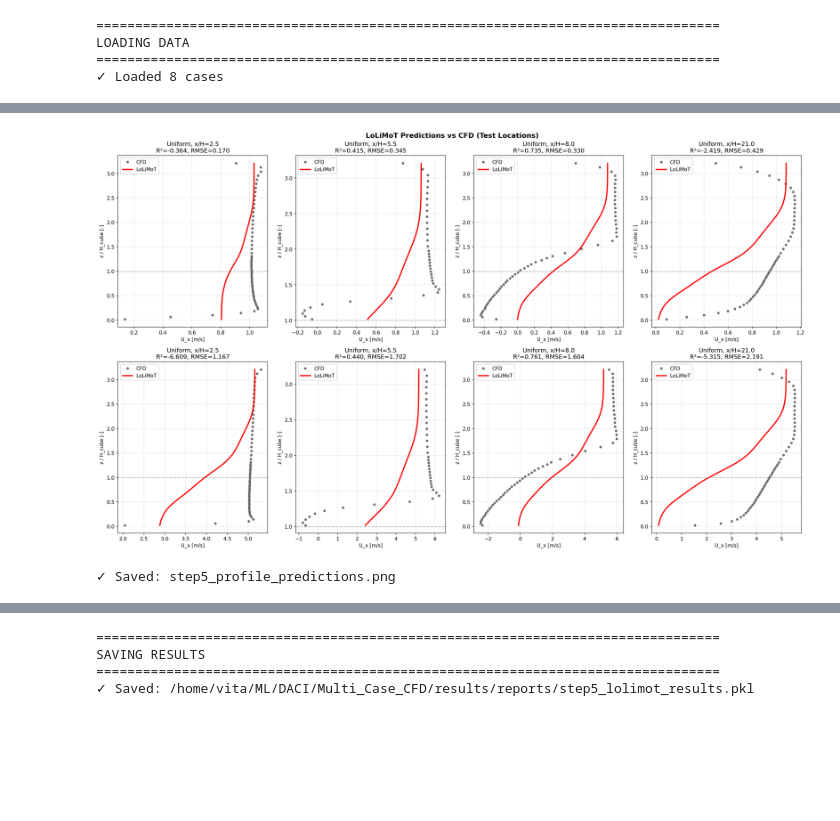
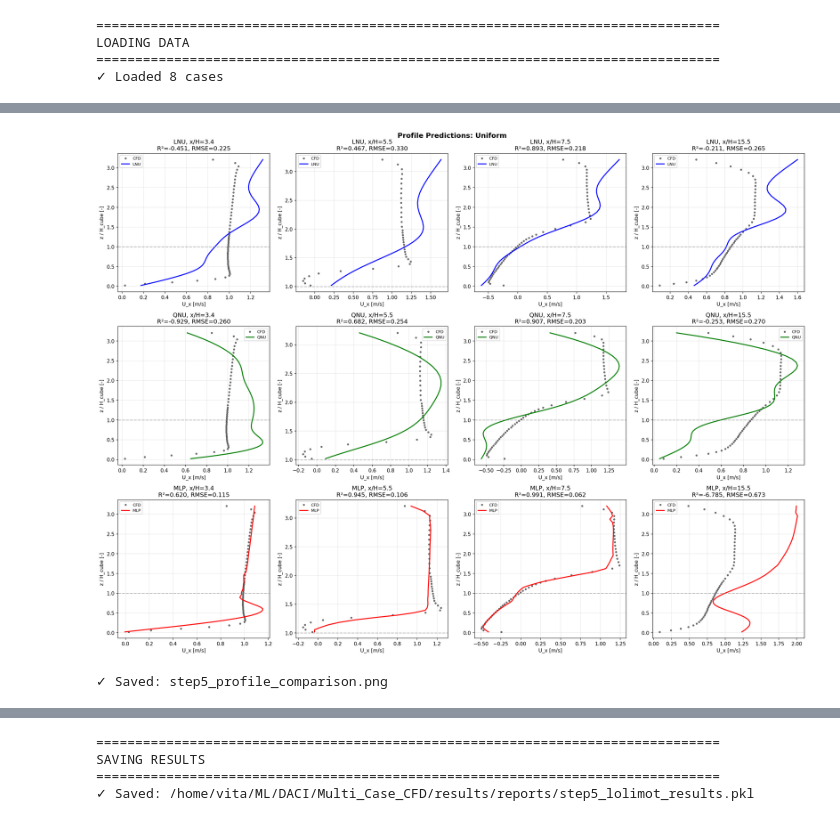
Before and after one commit to uhlirvit/DACI_Multi-case-cfd, a Jupyter notebook: notebooks/Step5__LoLiMoT.ipynb, the cells around one changed output, grey strips where cells are left out. Cells and saved outputs as stored; diff of their text form; code cells hidden in the pictures; blank space fills up the shorter version.

```diff
--- a/notebooks/Step5__LoLiMoT.ipynb
+++ b/notebooks/Step5__LoLiMoT.ipynb
@@ -38,8 +42,8 @@ warnings.filterwarnings('ignore')
 # ============================================================================
 
 # INPUT_FILE = PROCESSED_DATA_DIR / 'all_cases_data.pkl'
-INPUT_FILE = PROCESSED_DATA_DIR / 'all_cases_data_11.pkl'     # Extracted 11 locations
-# INPUT_FILE = PROCESSED_DATA_DIR / 'all_cases_data_21.pkl'     # Extracted 21 locations
+# INPUT_FILE = PROCESSED_DATA_DIR / 'all_cases_data_11.pkl'     # Extracted 11 locations
+INPUT_FILE = PROCESSED_DATA_DIR / 'all_cases_data_21.pkl'     # Extracted 21 locations
 # INPUT_FILE = PROCESSED_DATA_DIR / 'all_cases_data_51.pkl'     # Extracted 51 locations
 
 OUTPUT_DIR = FIGURES_DIR
@@ -241,7 +250,6 @@ print(f"\n{'='*80}")
 print("ONE-HOT ENCODING")
 print("="*80)
 
-# Profile type encoding
 profile_types_all = np.array([[cp['profile_type']] for cp in case_parameters.values()])
 onehot_encoder = OneHotEncoder(sparse_output=False, categories='auto')
 onehot_encoder.fit(profile_types_all)
@@ -250,17 +258,12 @@ PROFILE_TYPE_MAP = {0: 'Uniform', 1: 'ABL+constant', 2: 'ABL+free', 3: 'ABL+lami
 N_PROFILE_TYPES = 4
 
 print(f"✓ Profile type encoder fitted")
-for ptype in range(N_PROFILE_TYPES):
-    encoding = onehot_encoder.transform([[ptype]])[0]
-    print(f"  Type {ptype} ({PROFILE_TYPE_MAP[ptype]:12s}): {encoding}")
 
-# Feature names (without x_norm and z_norm - these are used for validity, not model input)
-# Local models use: U_ref + profile_type (one-hot)
-FEATURE_NAMES = ['U_ref', 'type_Uniform', 'type_ABL+const', 'type_ABL+free', 'type_ABL+lam']
+# Feature names
+FEATURE_NAMES = ['x_norm', 'z_norm', 'U_ref', 'type_Uniform', 'type_ABL+const', 'type_ABL+free', 'type_ABL+lam']
 N_FEATURES = len(FEATURE_NAMES)
 
-print(f"\n✓ Local model features: {FEATURE_NAMES}")
-print(f"  (x and z determine WHICH models contribute, not model inputs)")
+print(f"✓ Features: {FEATURE_NAMES}")
 # %% [output]
 ================================================================================
 ONE-HOT ENCODING
@@ -749,61 +855,62 @@ plt.close()
 # %%
 # ============================================================================
-# VISUALIZATION 3: PROFILE PREDICTIONS VS CFD
+# VISUALIZATION 3: PROFILE PREDICTIONS COMPARISON
 # ============================================================================
 
-fig, axes = plt.subplots(2, len(x_test), figsize=(5*len(x_test), 12))
+# Select one test case for detailed comparison
+test_case_id = list(all_cases_data.keys())[0]
+test_case = all_cases_data[test_case_id]
+test_params = case_parameters[test_case_id]
 
-# Select two cases for visualization
-test_cases = [list(all_cases_data.keys())[0], list(all_cases_data.keys())[4]]
+fig, axes = plt.subplots(len(model_names), len(x_test), figsize=(5*len(x_test), 5*len(model_names)))
 
-for row, case_id in enumerate(test_cases):
-    case_data = all_cases_data[case_id]
-    params = case_parameters[case_id]
+for row, model_type in enumerate(model_names):
+    region_models = all_region_models[model_type]
 
     for col, x_loc in enumerate(x_test):
-        ax = axes[row, col] if len(x_test) > 1 else axes[row]
+        ax = axes[row, col] if len(model_names) > 1 else axes[col]
 
-        if x_loc in case_data['profiles']:
-            profile = case_data['profiles'][x_loc]
+        if x_loc in test_case['profiles']:
+            profile = test_case['profiles'][x_loc]
             z_cfd = profile['z']
             U_cfd = profile['U_x']
 
-            # LoLiMoT prediction
-            U_lolimot = []
+            # Predict
+            U_pred = []
             for z_val in z_cfd:
                 pred, _ = lolimot_predict(
                     x=x_loc, z=z_val,
-                    U_ref=params['U_ref'], profile_type=params['profile_type'],
+                    U_ref=test_params['U_ref'], profile_type=test_params['profile_type'],
+                    model_type=model_type,
                     region_models=region_models, regions=REGIONS,
-                    feature_scaler=feature_scaler, onehot_encoder=onehot_encoder
+                    feature_scaler=feature_scaler, onehot_encoder=onehot_encoder,
+                    H_CUBE=H_CUBE
                 )
-                U_lolimot.append(pred)
-            U_lolimot = np.array(U_lolimot)
+                U_pred.append(pred)
 
             # Plot
-            ax.plot(U_cfd, z_cfd/H_CUBE, 'ko', markersize=4, alpha=0.5, label='CFD')
-            ax.plot(U_lolimot, z_cfd/H_CUBE, 'r-', linewidth=2.5, label='LoLiMoT')
+            ax.plot(U_cfd, z_cfd/H_CUBE, 'ko', markersize=3, alpha=0.5, label='CFD')
+            ax.plot(U_pred, z_cfd/H_CUBE, '-', color=colors[model_type], linewidth=2, label=model_type)
 
             # Metrics
-            R2 = r2_score(U_cfd, U_lolimot)
-            RMSE = np.sqrt(mean_squared_error(U_cfd, U_lolimot))
+            R2 = r2_score(U_cfd, U_pred)
+            RMSE = np.sqrt(mean_squared_error(U_cfd, U_pred))
 
             ax.axhline(1.0, color='gray', linestyle='--', alpha=0.5)
             ax.set_xlabel('U_x [m/s]')
             ax.set_ylabel('z / H_cube [-]')
-            ax.set_title(f'{case_data["profile_name"]}, x/H={x_loc/H_CUBE:.1f}\n'
-                        f'R²={R2:.3f}, RMSE={RMSE:.3f}')
-            ax.legend(loc='best')
+            ax.set_title(f'{model_type}, x/H={x_loc/H_CUBE:.1f}\nR²={R2:.3f}, RMSE={RMSE:.3f}')
+            ax.legend(loc='best', fontsize=8)
             ax.grid(True, alpha=0.3)
 
-plt.suptitle('LoLiMoT Predictions vs CFD (Test Locations)', fontsize=14, fontweight='bold')
+plt.suptitle(f'Profile Predictions: {test_case["profile_name"]}', fontsize=14, fontweight='bold')
 plt.tight_layout()
-plt.savefig(OUTPUT_DIR / 'step5_profile_predictions.png', dpi=300, bbox_inches='tight')
+plt.savefig(OUTPUT_DIR / 'step5_profile_comparison.png', dpi=300, bbox_inches='tight')
 plt.show()
-print("✓ Saved: step5_profile_predictions.png")
+print("✓ Saved: step5_profile_comparison.png")
 plt.close()
 # %% [output]
-[figure, old version]
+[figure, new version]
-✓ Saved: step5_profile_predictions.png
+✓ Saved: step5_profile_comparison.png
 # %%
 # ============================================================================
```
Also changed, not shown: parts of 19 cells of this notebook, 26 other files.
